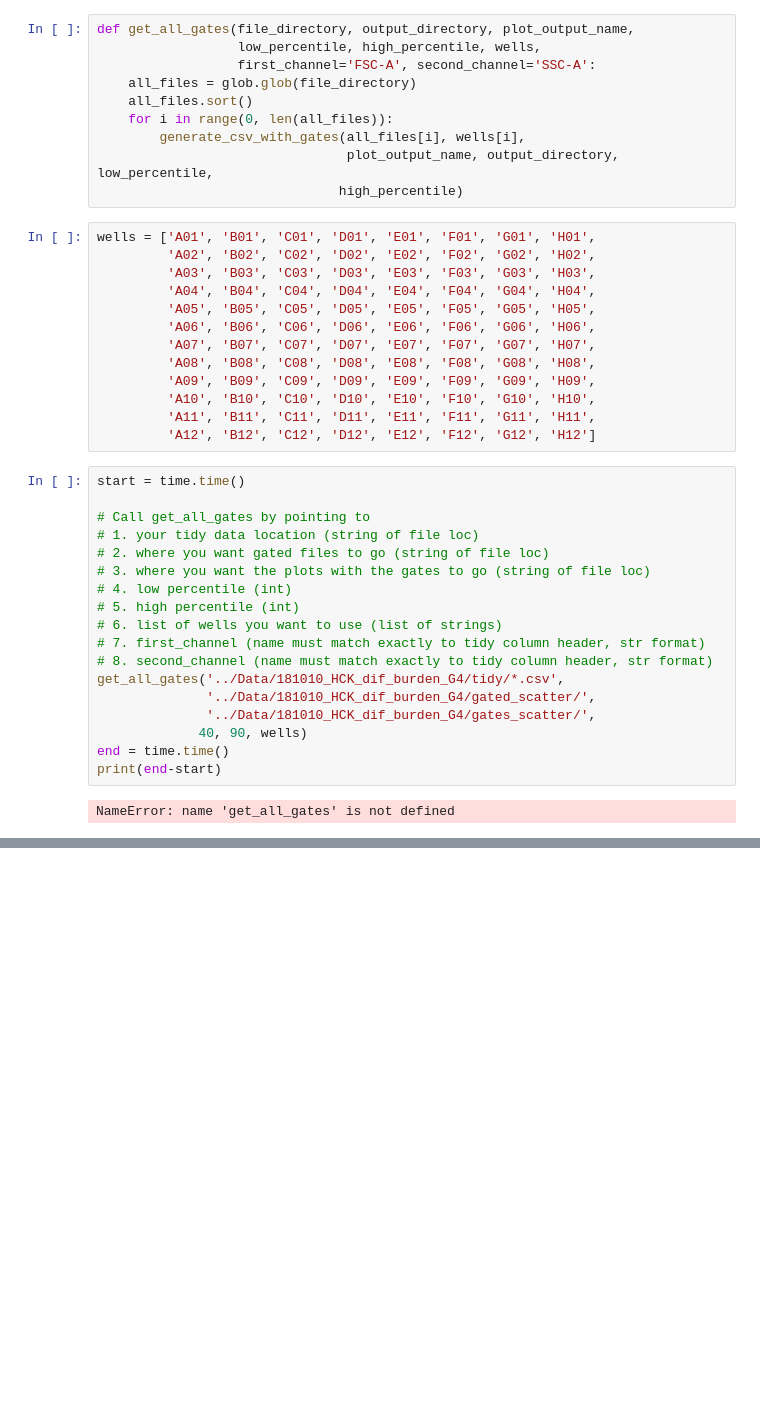
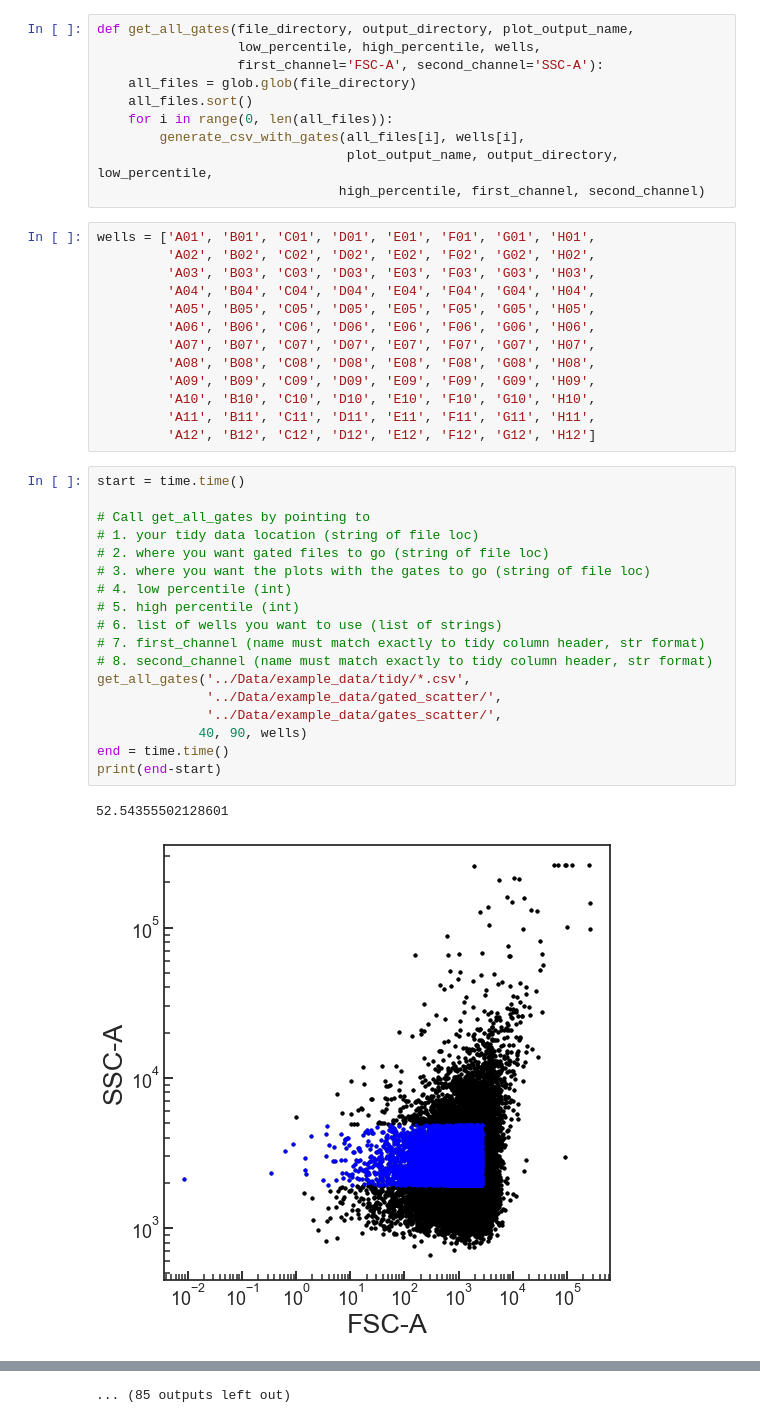
Before and after one commit to adhalleran/andy_flow_tools, a Jupyter notebook: Scripts/ADH_automatic_flow_gating_and_well_labeling.ipynb, the cells around one changed output, grey strips where cells are left out. Drawn from its saved outputs; the diff is of its cells as text; blank space fills up the shorter version.

Commit message:
ADH_automatic flow gating and well labeling. First script finalized

```diff
--- a/Scripts/ADH_automatic_flow_gating_and_well_labeling.ipynb
+++ b/Scripts/ADH_automatic_flow_gating_and_well_labeling.ipynb
@@ -130,13 +133,13 @@ def generate_csv_with_gates(file_name, output_name, plot_output_name, output_dir
 # %%
 def get_all_gates(file_directory, output_directory, plot_output_name,
                   low_percentile, high_percentile, wells,
-                  first_channel='FSC-A', second_channel='SSC-A':
+                  first_channel='FSC-A', second_channel='SSC-A'):
     all_files = glob.glob(file_directory)
     all_files.sort()
     for i in range(0, len(all_files)):
         generate_csv_with_gates(all_files[i], wells[i],
                                 plot_output_name, output_directory, low_percentile,
-                               high_percentile)
+                               high_percentile, first_channel, second_channel)
 # %%
 wells = ['A01', 'B01', 'C01', 'D01', 'E01', 'F01', 'G01', 'H01',
          'A02', 'B02', 'C02', 'D02', 'E02', 'F02', 'G02', 'H02',
@@ -153,20 +156,21 @@ wells = ['A01', 'B01', 'C01', 'D01', 'E01', 'F01', 'G01', 'H01',
 # %%
 start = time.time()
 
 # Call get_all_gates by pointing to
 # 1. your tidy data location (string of file loc)
 # 2. where you want gated files to go (string of file loc)
 # 3. where you want the plots with the gates to go (string of file loc)
 # 4. low percentile (int)
 # 5. high percentile (int)
 # 6. list of wells you want to use (list of strings)
 # 7. first_channel (name must match exactly to tidy column header, str format)
 # 8. second_channel (name must match exactly to tidy column header, str format)
-get_all_gates('../Data/181010_HCK_dif_burden_G4/tidy/*.csv',
-              '../Data/181010_HCK_dif_burden_G4/gated_scatter/',
-              '../Data/181010_HCK_dif_burden_G4/gates_scatter/',
+get_all_gates('../Data/example_data/tidy/*.csv',
+              '../Data/example_data/gated_scatter/',
+              '../Data/example_data/gates_scatter/',
              40, 90, wells)
 end = time.time()
 print(end-start)
 # %% [output]
-NameError: name 'get_all_gates' is not defined
+52.54355502128601
+[figure, added]
@@ -172,0 +187 @@ NameError: name 'get_all_gates' is not defined
+... (85 outputs left out)
```
Also changed, not shown: parts of 4 cells of this notebook.
